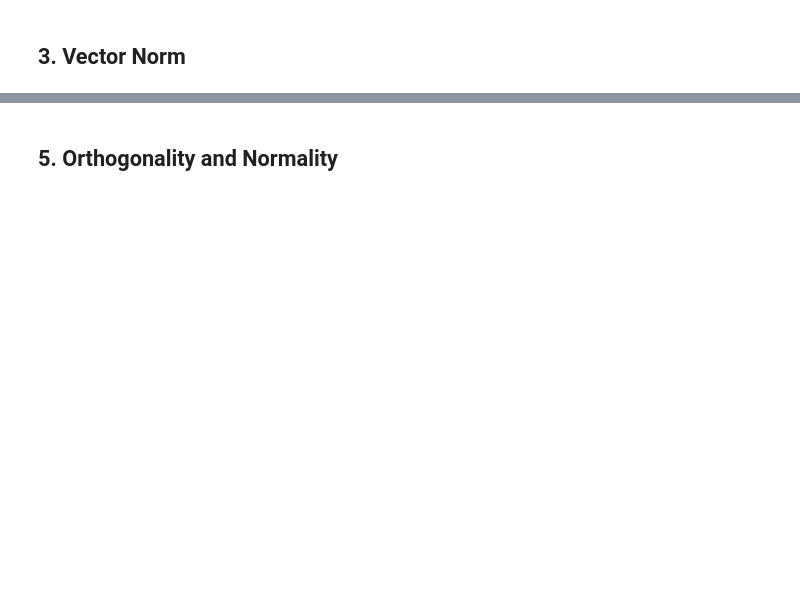
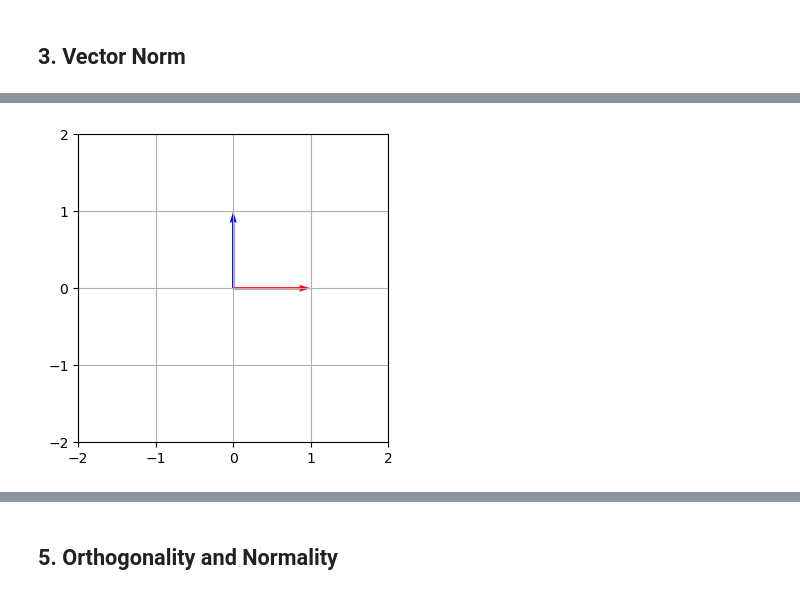
Before and after one commit to dyjdlopez/dsp-fundamentals, a Jupyter notebook: lecture_notes/dsp_lecture_01.ipynb, the cells around one changed output, grey strips where cells are left out. Cells and saved outputs as stored; diff of their text form; code cells hidden in the pictures; blank space fills up the shorter version.

```diff
--- a/lecture_notes/dsp_lecture_01.ipynb
+++ b/lecture_notes/dsp_lecture_01.ipynb
@@ -356,0 +552,26 @@ array([[ 2],
+# %%
+def plot_quiv(x,t_mat=np.eye(2)):
+    x_prime = x @ t_mat
+    size= (2,2)
+    plt.figure(figsize=(4,4))
+
+    plt.xlim(-size[0],size[0])
+    plt.ylim(-size[1],size[1])
+    plt.xticks(np.arange((-size[0]), size[0]+1, 1.0))
+    plt.yticks(np.arange((-size[1]), size[1]+1, 1.0))
+
+
+    plt.quiver([0,0],[0,0], x_prime[0,:], x_prime[1,:],
+               angles='xy', scale_units='xy',scale=1,
+               color=['red','blue'])## use column spaces
+    plt.grid()
+    plt.show()
+# %%
+A = np.array([
+    [1, 0],
+    [0, 1]
+])
+
+plot_quiv(A)
+# %% [output]
+[figure, added]
```
Also changed, not shown: parts of 45 cells of this notebook.
